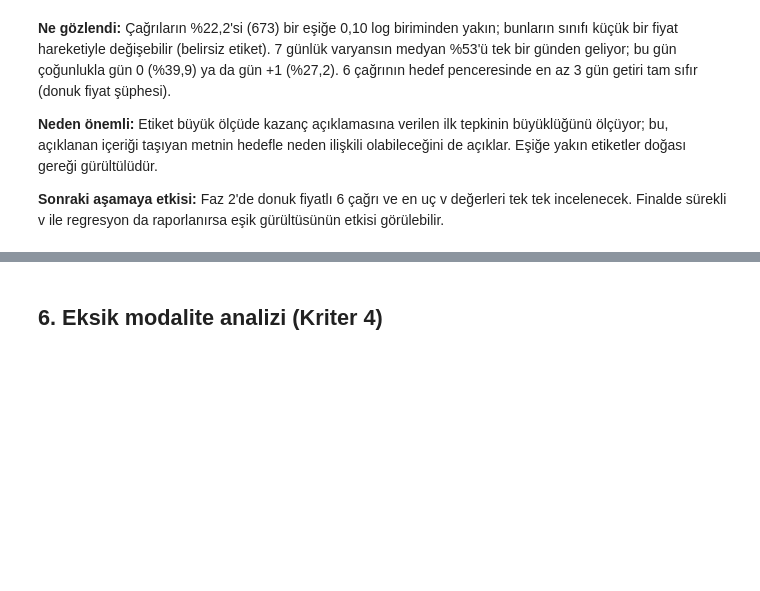
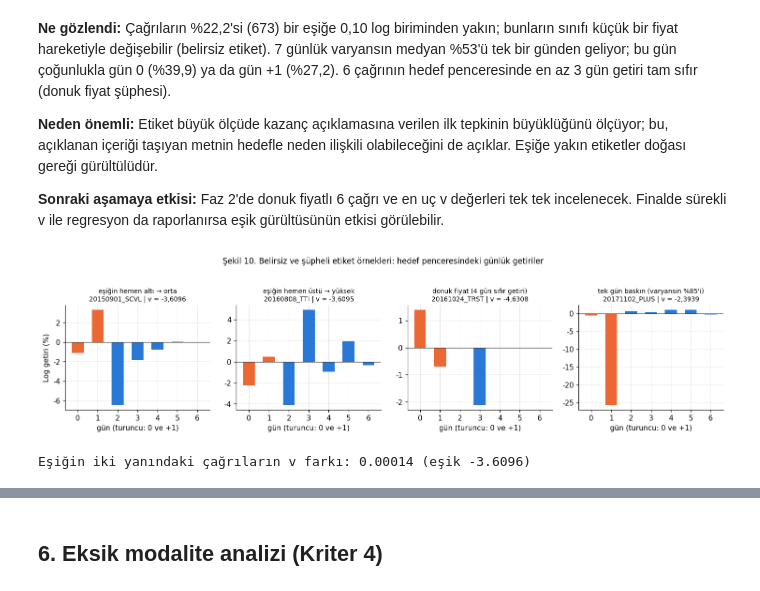
Before and after one commit to emirhanok1/kazanc-oynaklik, a Jupyter notebook: notebooks/01_veri_edinme_eslestirme.ipynb, the cells around one changed output, grey strips where cells are left out. Saved outputs shown, nothing was run; the diff lists cells and outputs as text; code cells hidden in the pictures; blank space fills up the shorter version.

Commit message:
Faz 1 gözden geçirme: şüpheli etiket örnekleri, karşılaşılan sorunlar, temsil özeti, modalite sayıları

```diff
--- a/notebooks/01_veri_edinme_eslestirme.ipynb
+++ b/notebooks/01_veri_edinme_eslestirme.ipynb
@@ -692,3 +706,29 @@ En yüksek 3 v: [('20160226_HSC', -1.69), ('20160503_AROC', -1.64), ('20151106_L
 **Neden önemli:** Etiket büyük ölçüde kazanç açıklamasına verilen ilk tepkinin büyüklüğünü ölçüyor; bu, açıklanan içeriği taşıyan metnin hedefle neden ilişkili olabileceğini de açıklar. Eşiğe yakın etiketler doğası gereği gürültülüdür.
 
 **Sonraki aşamaya etkisi:** Faz 2'de donuk fiyatlı 6 çağrı ve en uç v değerleri tek tek incelenecek. Finalde sürekli v ile regresyon da raporlanırsa eşik gürültüsünün etkisi görülebilir.
+# %%
+h0 = 100 * pencere[pencere.gun.between(0, 6)].pivot(index="klasor", columns="gun", values="getiri")
+alt_ = tablo[tablo.v <= esik[1]].v.idxmax()      # üst eşiğin hemen altı → orta
+ust_ = tablo[tablo.v > esik[1]].v.idxmin()       # üst eşiğin hemen üstü → yüksek
+donuk = sifir.idxmax()                           # hedef penceresinde en çok sıfır getirili çağrı
+baskin = pay.idxmax()                            # varyansı en çok tek güne yığılmış çağrı
+ornek = [(alt_, "eşiğin hemen altı → orta"), (ust_, "eşiğin hemen üstü → yüksek"),
+         (donuk, f"donuk fiyat ({int(sifir[donuk])} gün sıfır getiri)"), (baskin, f"tek gün baskın (varyansın %{100 * pay[baskin]:.0f}'i)")]
+fig, eksen = plt.subplots(1, 4, figsize=(13.5, 3.4))
+for ax, (k, baslik) in zip(eksen, ornek):
+    r = h0.loc[k]
+    ax.bar(r.index, r.values, color=[TURUNCU if g in (0, 1) else MAVI for g in r.index], width=0.6)
+    ax.axhline(0, color=KOYU, lw=0.8)
+    ax.set_title(f"{baslik}\n{k} | v = {tr(tablo.v[k], 4)}", fontsize=9)
+    ax.set_xticks(range(7))
+    ax.set_xlabel("gün (turuncu: 0 ve +1)")
+    ax.yaxis.set_major_formatter(VIRGUL)
+eksen[0].set_ylabel("Log getiri (%)")
+fig.suptitle("Şekil 10. Belirsiz ve şüpheli etiket örnekleri: hedef penceresindeki günlük getiriler", y=1.04, fontsize=11)
+fig.tight_layout()
+kaydet(fig, "f1_10_supheli_etiketler")
+plt.show()
+print(f"Eşiğin iki yanındaki çağrıların v farkı: {tablo.v[ust_] - tablo.v[alt_]:.5f} (eşik {esik[1]:.4f})")
+# %% [output]
+[figure, added]
+Eşiğin iki yanındaki çağrıların v farkı: 0.00014 (eşik -3.6096)
```
Also changed, not shown: parts of 7 cells of this notebook, 2 other files.
